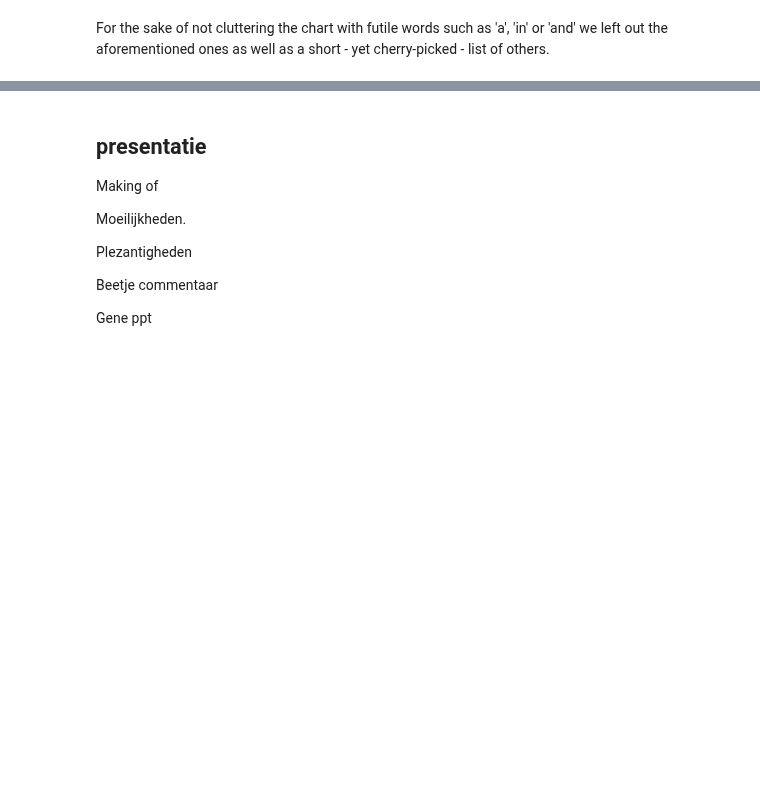
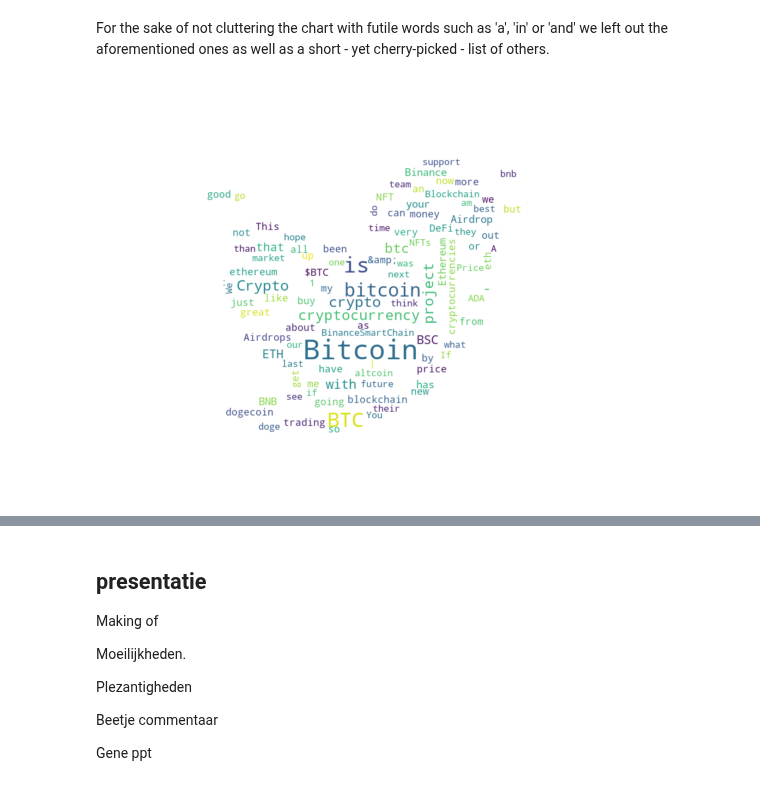
Before and after one commit to snenenenenenene/btc-twitter-data-mining, a Jupyter notebook: main.ipynb, the cells around one changed output, grey strips where cells are left out. Cells and saved outputs as stored; diff of their text form; code cells hidden in the pictures; blank space fills up the shorter version.

```diff
--- a/main.ipynb
+++ b/main.ipynb
@@ -507,25 +522,18 @@ ValueError: unconverted data remains:  10:52:04
 # %% [markdown]
 For the sake of not cluttering the chart with futile words such as 'a', 'in' or 'and' we left out the aforementioned ones as well as a short - yet cherry-picked - list of others.
 # %%
-rake = Rake(max_words=1)
-tweet_text = tweets_df.select("text").limit(100000).collect()
-keywords = [rake.apply(x.text) for x in tweet_text]
-keywords = [item[0] for sublist in keywords for item in sublist]
-print(keywords[:30])
-
-# word_occurance = tweets_df.withColumn('word', F.explode(F.split(F.col('text'), ' '))).groupBy('word').count().sort('count', ascending=False).where(
-#     "word not in (' ', '', 'the', 'a', 'to', 'and', 'a', 'in', 'of', 'for', 'you', 'will', 'be', 'on', 'this', 'i', 'The', 'are', 'at', 'it', 'I')").limit(100)
-
-word_occurance = spark.createDataFrame(data=keywords)
-word_occurance = word_occurance.withColumn('word', keywords).groupBy('word').count().sort(desc("count")).limit(100)
+word_occurance = tweets_df.withColumn('word', F.explode(F.split(F.col('text'), ' '))).groupBy('word').count().sort('count', ascending=False).where(
+    "word not in (' ', '', 'the', 'a', 'to', 'and', 'a', 'in', 'of', 'for', 'you', 'will', 'be', 'on', 'this', 'i', 'The', 'are', 'at', 'it', 'I')").limit(100)
 
 twitter_mask = np.array(Image.open('twitter.jpeg'))
 freqs = {r.asDict()['word'] : r.asDict()['count'] for r in word_occurance.collect()}
 wordcloud = WordCloud(max_font_size=50, max_words=100, background_color="white", mask=twitter_mask).generate_from_frequencies(freqs)
 plt.figure(figsize=(10, 10))
 plt.imshow(wordcloud, interpolation="bilinear")
 plt.axis("off")
 plt.show()
+# %% [output]
+[figure, added]
 # %%
 # hashtags_occurance = tweets_df.withColumn('hashtag', F.explode(col('hashtags'))).groupBy('hashtag').count().sort('count', ascending=False).limit(20)
 
```
Also changed, not shown: parts of 10 cells of this notebook.
